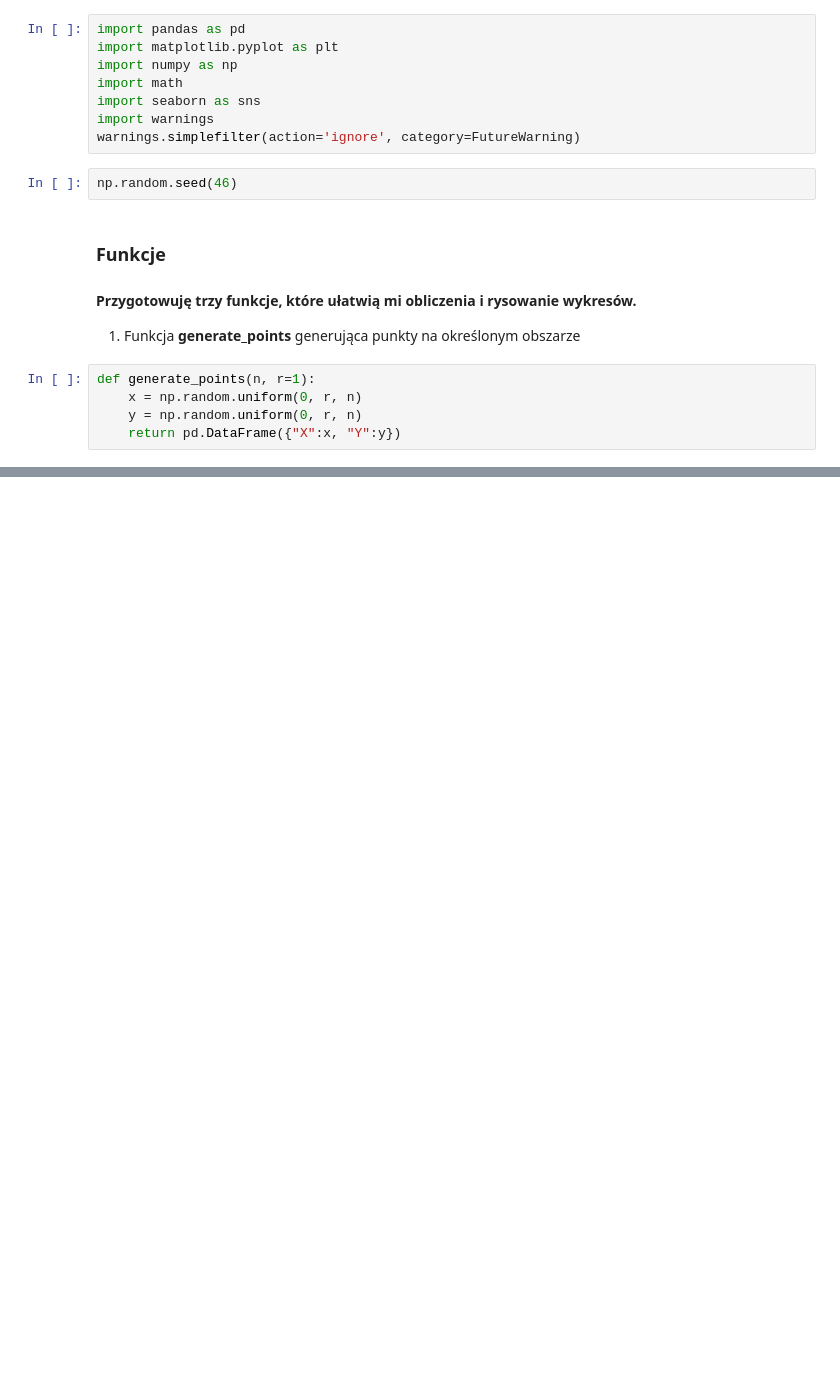
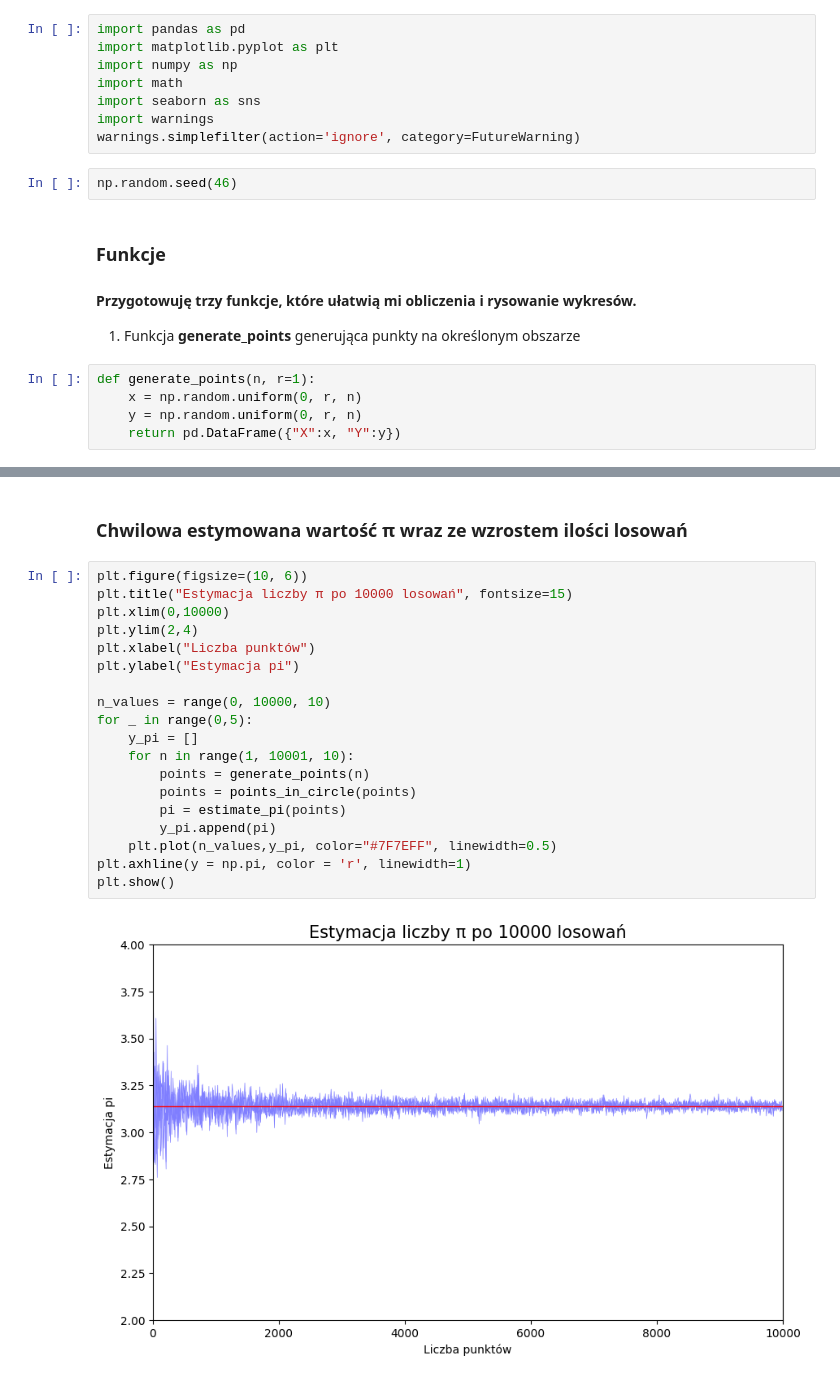
Before and after one commit to IzaKarczewska/Computational-Engineering, a Jupyter notebook: MonteCarlo/MonteCarlo.ipynb, the cells around one changed output, grey strips where cells are left out. Cells and saved outputs as stored; diff of their text form; blank space fills up the shorter version.

```diff
--- a/MonteCarlo/MonteCarlo.ipynb
+++ b/MonteCarlo/MonteCarlo.ipynb
@@ -71,0 +96,23 @@ No artists with labels found to put in legend.  Note that artists whose label st
+# %% [markdown]
+### Chwilowa estymowana wartość π wraz ze wzrostem ilości losowań
+# %%
+plt.figure(figsize=(10, 6))
+plt.title("Estymacja liczby π po 10000 losowań", fontsize=15)
+plt.xlim(0,10000)
+plt.ylim(2,4)
+plt.xlabel("Liczba punktów")
+plt.ylabel("Estymacja pi")
+
+n_values = range(0, 10000, 10)
+for _ in range(0,5):
+    y_pi = []
+    for n in range(1, 10001, 10):
+        points = generate_points(n)
+        points = points_in_circle(points)
+        pi = estimate_pi(points)
+        y_pi.append(pi)
+    plt.plot(n_values,y_pi, color="#7F7EFF", linewidth=0.5)
+plt.axhline(y = np.pi, color = 'r', linewidth=1)
+plt.show()
+# %% [output]
+[figure, added]
```
Also changed, not shown: parts of 15 cells of this notebook.
